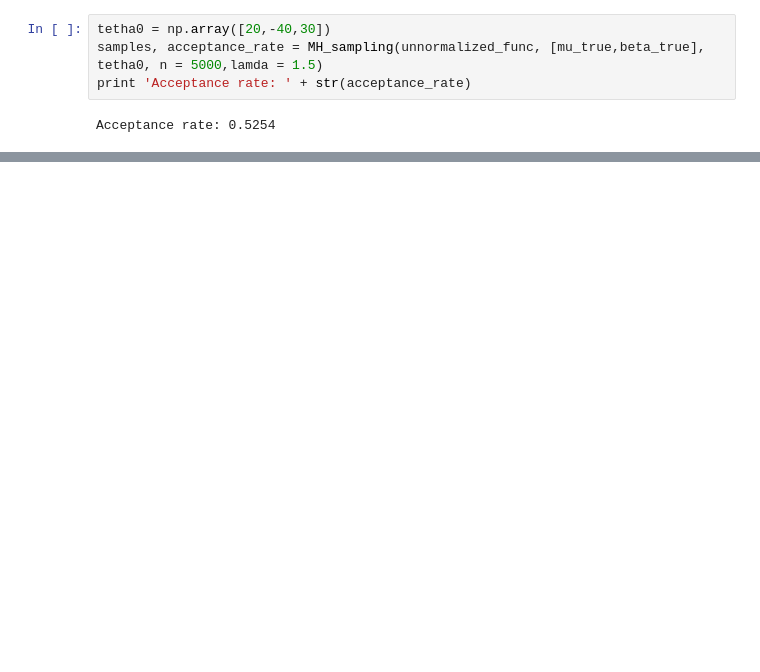
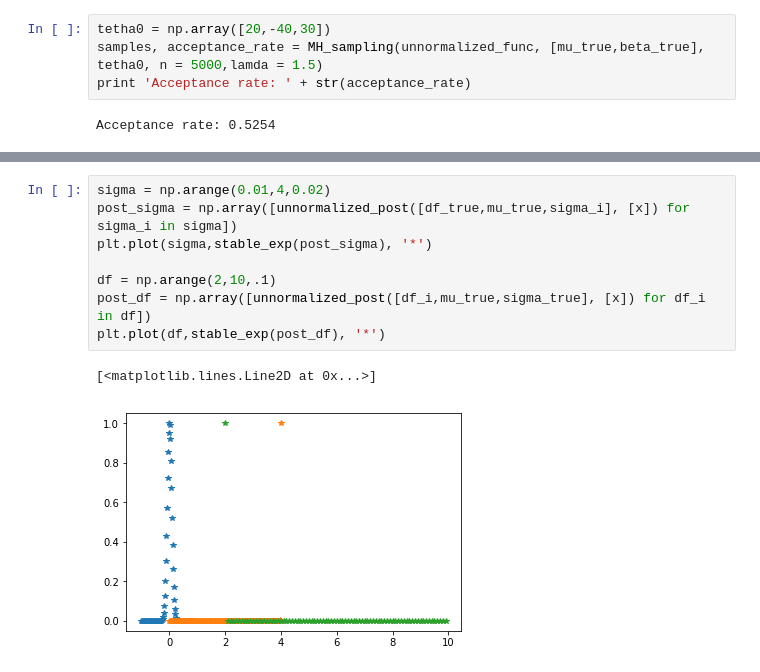
Before and after one commit to anhnguyendepocen/bayes_comp, a Jupyter notebook: notebook/Exercise 7.ipynb, the cells around one changed output, grey strips where cells are left out. Cells and saved outputs as stored; diff of their text form; blank space fills up the shorter version.

```diff
--- a/notebook/Exercise 7.ipynb
+++ b/notebook/Exercise 7.ipynb
@@ -108,0 +182,11 @@ plt.plot(np.log(sample_statistic6[:1000]))
+# %%
+sigma = np.arange(0.01,4,0.02)
+post_sigma = np.array([unnormalized_post([df_true,mu_true,sigma_i], [x]) for sigma_i in sigma])
+plt.plot(sigma,stable_exp(post_sigma), '*')
+
+df = np.arange(2,10,.1)
+post_df = np.array([unnormalized_post([df_i,mu_true,sigma_true], [x]) for df_i in df])
+plt.plot(df,stable_exp(post_df), '*')
+# %% [output]
+[<matplotlib.lines.Line2D at 0x...>]
+[figure, added]
```
Also changed, not shown: parts of 24 cells of this notebook, 2 other files.
